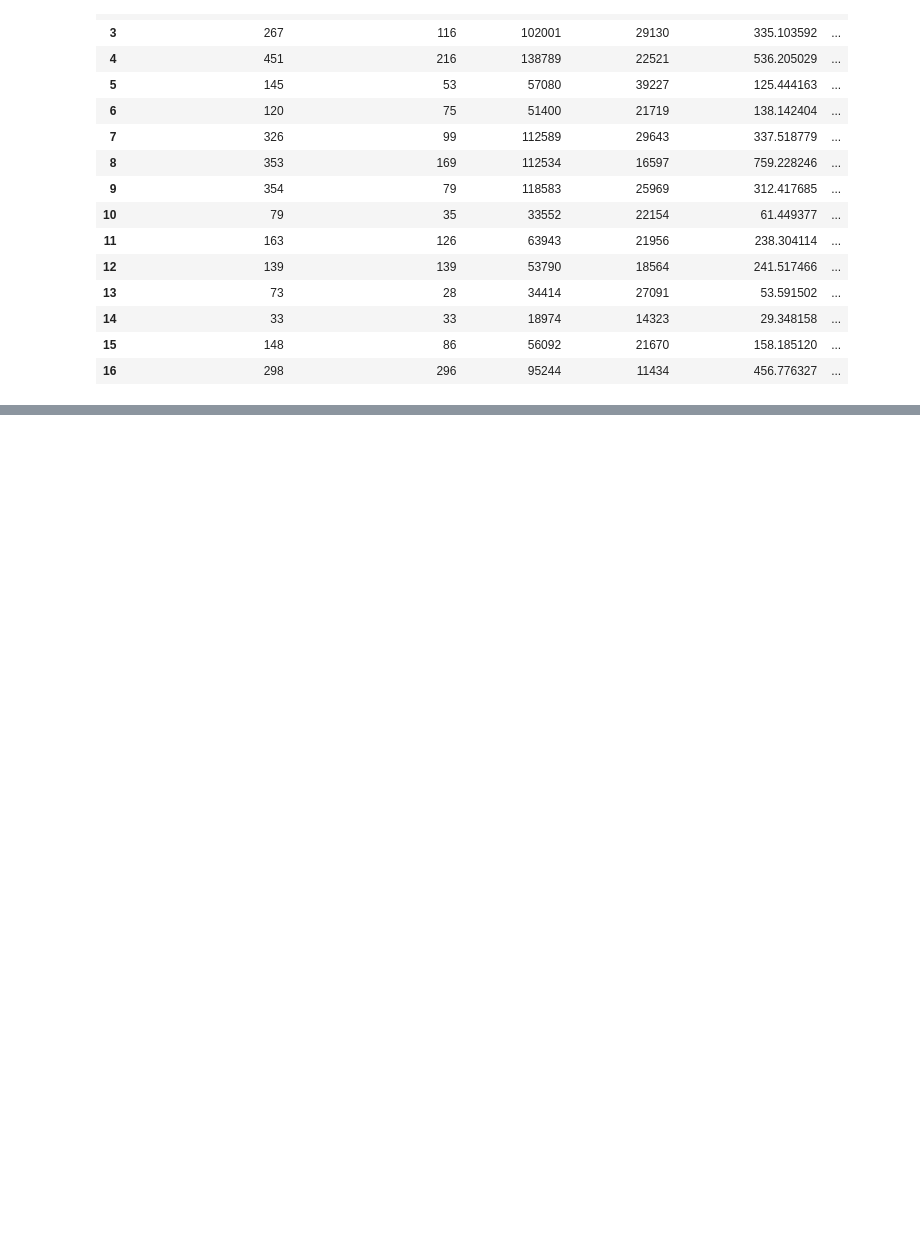
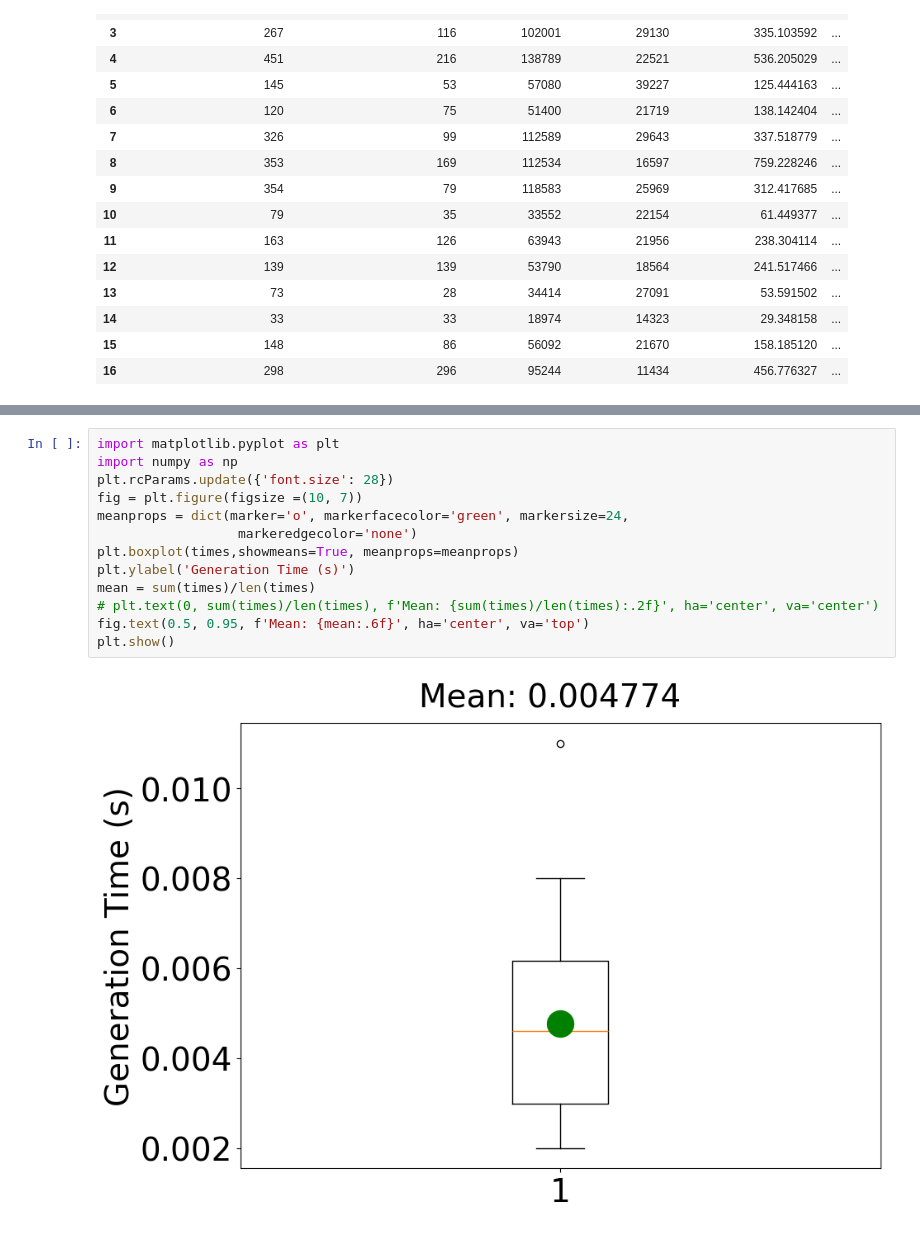
Before and after one commit to kaleFruit/Partial-Prostheses, a Jupyter notebook: strengthAnalysis/analysis.ipynb, the cells around one changed output, grey strips where cells are left out. Drawn from its saved outputs; the diff is of its cells as text; blank space fills up the shorter version.

```diff
--- a/strengthAnalysis/analysis.ipynb
+++ b/strengthAnalysis/analysis.ipynb
@@ -247,0 +262,15 @@ Text(42.722222222222214, 0.5, 'Generation Duration (s)')
+# %%
+import matplotlib.pyplot as plt
+import numpy as np
+plt.rcParams.update({'font.size': 28})
+fig = plt.figure(figsize =(10, 7))
+meanprops = dict(marker='o', markerfacecolor='green', markersize=24,
+                  markeredgecolor='none')
+plt.boxplot(times,showmeans=True, meanprops=meanprops)
+plt.ylabel('Generation Time (s)')
+mean = sum(times)/len(times)
+# plt.text(0, sum(times)/len(times), f'Mean: {sum(times)/len(times):.2f}', ha='center', va='center')
+fig.text(0.5, 0.95, f'Mean: {mean:.6f}', ha='center', va='top')
+plt.show()
+# %% [output]
+[figure, added]
```
Also changed, not shown: parts of 9 cells of this notebook, 30 other files.
